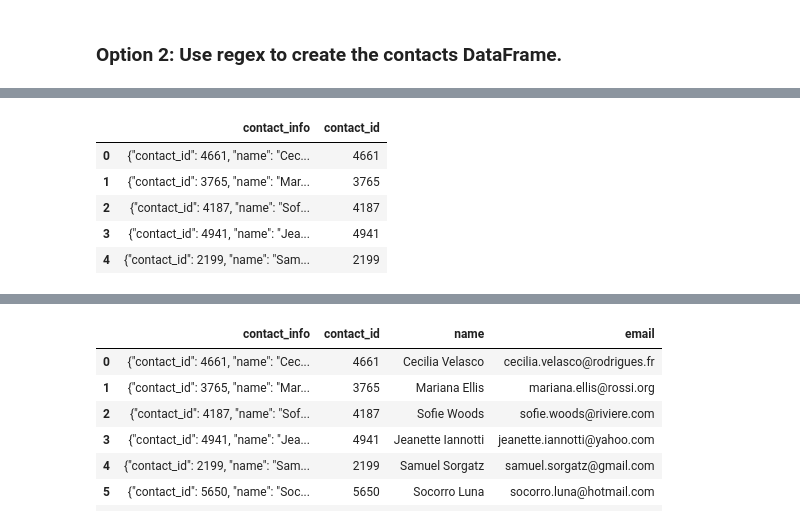
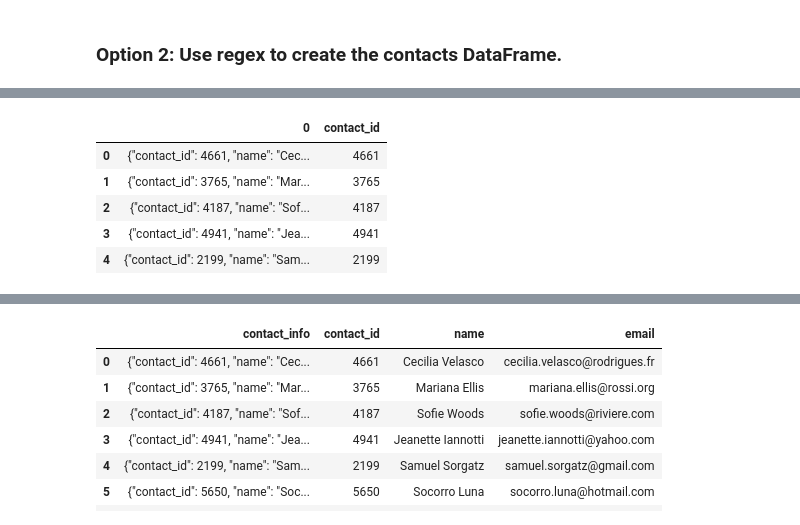
Before and after one commit to Hpelaez95/Crowdfunding_ETL, a Jupyter notebook: ETL_Mini_Project_Starter_Code_HPelaez_CLee.ipynb, the cells around one changed output, grey strips where cells are left out. Saved outputs shown, nothing was run; the diff lists cells and outputs as text; code cells hidden in the pictures.

```diff
--- a/ETL_Mini_Project_Starter_Code_HPelaez_CLee.ipynb
+++ b/ETL_Mini_Project_Starter_Code_HPelaez_CLee.ipynb
@@ -336,6 +381,10 @@ print(dict_values)
 # %%
 # Create a contact_info DataFrame and add each list of values, i.e., each row
 # to the 'contact_id', 'name', 'email' columns.
+
+
+contact_info_df = pd.DataFrame(dict_values)
+contact_info_df.head()
 # %% [output]
 |  | contact_id | name | email |
 | 0 | 4661 | Cecilia Velasco | cecilia.velasco@rodrigues.fr |
@@ -358,9 +408,11 @@ dtypes: int64(1), object(2)
 memory usage: 23.6+ KB
 # %%
 # Create a "first"name" and "last_name" column with the first and last names from the "name" column.
-
+contact_info_df[['first_name','last_name']] = contact_info_df['name'].str.split(" ",expand = True)
 
 # Drop the contact_name column
+contact_info_df = contact_info_df.drop('name', axis = 1)
+contact_info_df
 # %% [output]
 |  | contact_id | email | first_name | last_name |
 | 0 | 4661 | cecilia.velasco@rodrigues.fr | Cecilia | Velasco |
@@ -376,5 +430,7 @@ memory usage: 23.6+ KB
 # %%
 # Reorder the columns
+contact_info_df = contact_info_df[['contact_id', 'first_name', 'last_name', 'email']]
+contact_info_df.head()
 # %% [output]
 |  | contact_id | first_name | last_name | email |
 | 0 | 4661 | Cecilia | Velasco | cecilia.velasco@rodrigues.fr |
@@ -409,3 +461,4 @@ contacts_df_clean.to_csv("Resources/contacts.csv", encoding='utf8', index=False)
 # %%
 contact_info_df_copy = contact_info_df.copy()
 contact_info_df_copy.head()
+contact_df_values = contact_info_df.values.tolist()
@@ -419,7 +465,10 @@ contact_info_df_copy.head()
 # %%
 # Extract the four-digit contact ID number.
+four_digit_numbers = [re.findall('[0-9]{4}', contact[0])[0] for contact in contact_df_values]
+contact_info_df['contact_id'] = four_digit_numbers
+contact_info_df.head()
 # %% [output]
-|  | contact_info | contact_id |
+|  | 0 | contact_id |
 | 0 | {"contact_id": 4661, "name": "Cec... | 4661 |
 | 1 | {"contact_id": 3765, "name": "Mar... | 3765 |
 | 2 | {"contact_id": 4187, "name": "Sof... | 4187 |
```
Also changed, not shown: parts of 14 cells of this notebook, 1 other file.
